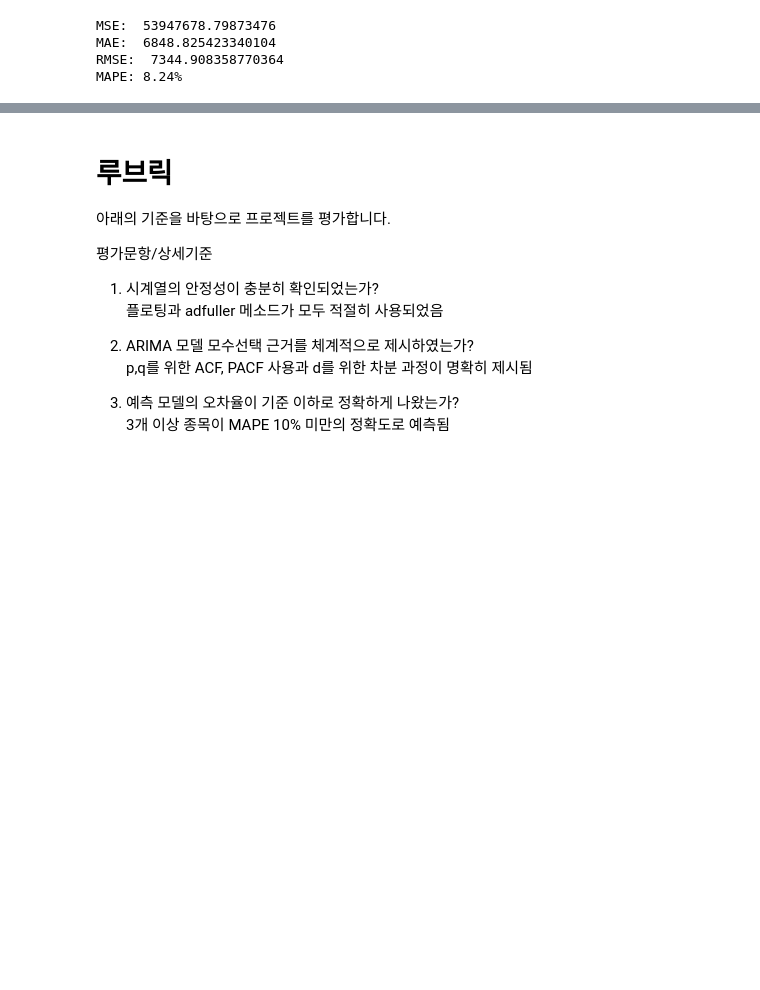
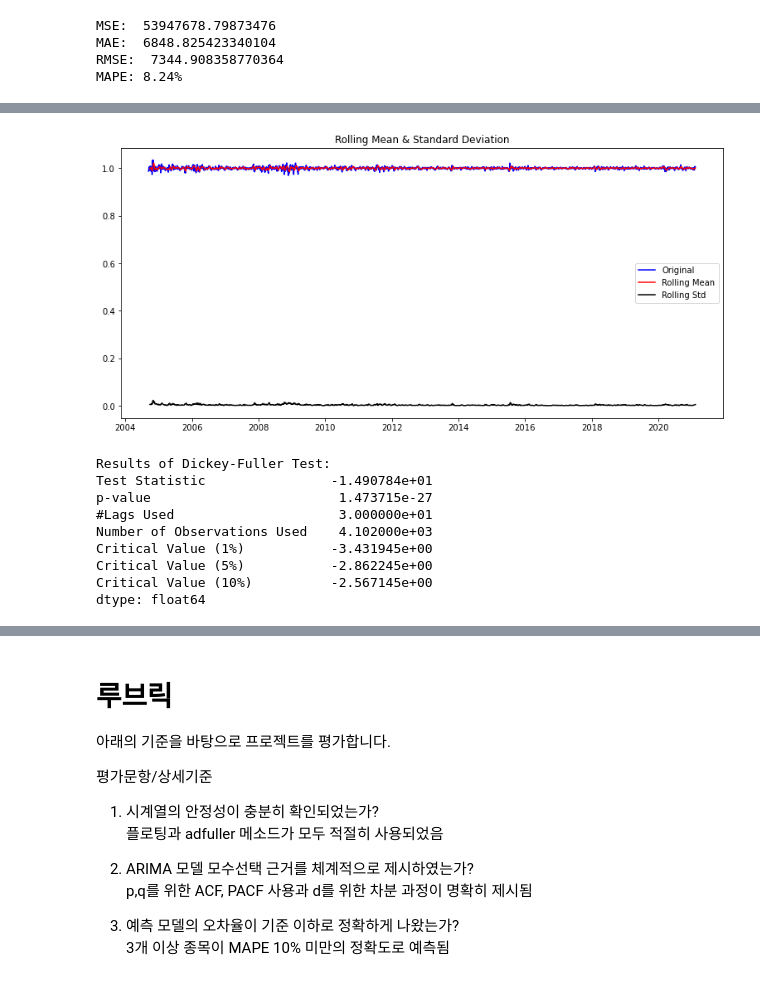
Before and after one commit to limjs19/first-repository, a Jupyter notebook: E13. ARIMA_stock[limjs].ipynb, the cells around one changed output, grey strips where cells are left out. Saved outputs shown, nothing was run; the diff lists cells and outputs as text; code cells hidden in the pictures; blank space fills up the shorter version.

```diff
--- a/E13. ARIMA_stock[limjs].ipynb
+++ b/E13. ARIMA_stock[limjs].ipynb
@@ -1495,0 +912,17 @@ STEP 7 : 다른 주식 종목 예측해 보기
+# %%
+# Residual 안정성 확인
+plot_rolling_statistics(residual)
+
+residual.dropna(inplace=True)
+augmented_dickey_fuller_test(residual)
+# %% [output]
+[figure, added]
+Results of Dickey-Fuller Test:
+Test Statistic                -1.490784e+01
+p-value                        1.473715e-27
+#Lags Used                     3.000000e+01
+Number of Observations Used    4.102000e+03
+Critical Value (1%)           -3.431945e+00
+Critical Value (5%)           -2.862245e+00
+Critical Value (10%)          -2.567145e+00
+dtype: float64
```
Also changed, not shown: parts of 78 cells of this notebook.
